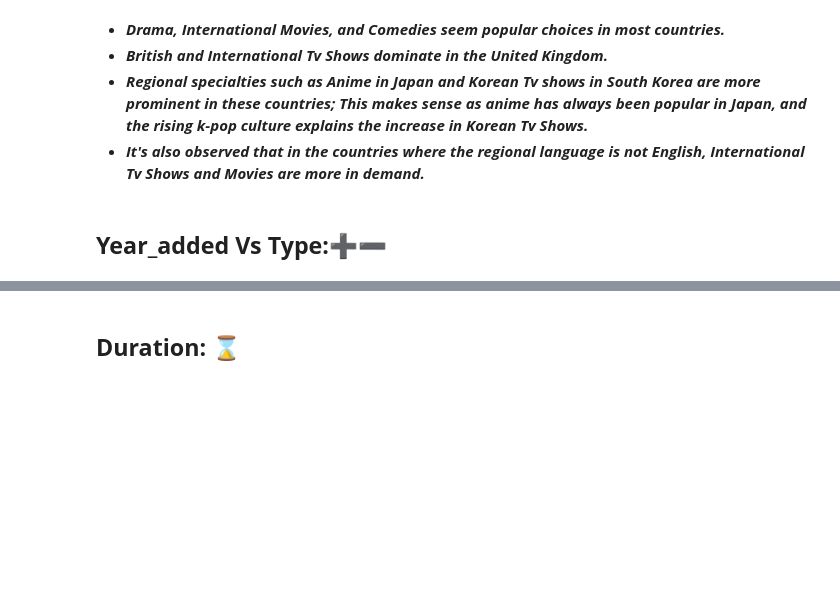
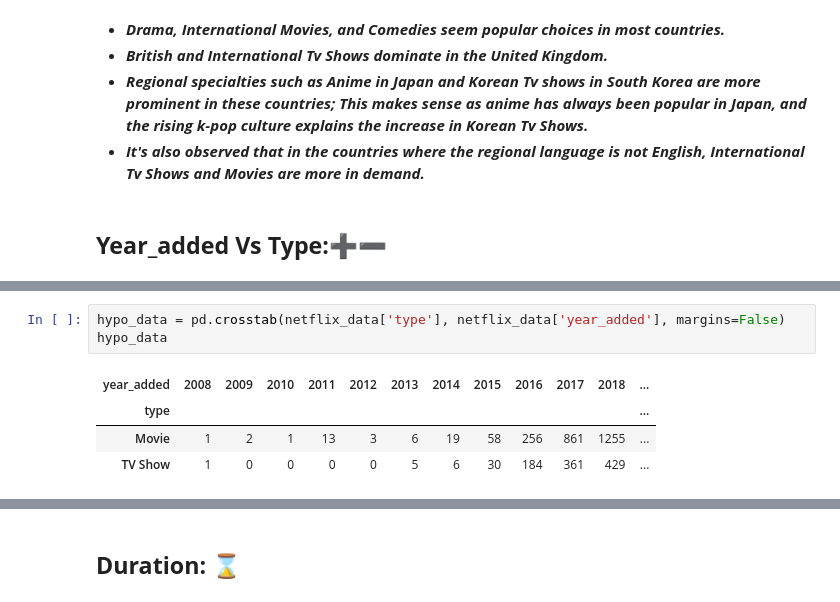
Before and after one commit to anishjohnson/NETFLIX-MOVIES-AND-TV-SHOWS-CLUSTERING, a Jupyter notebook: NETFLIX_MOVIES_AND_TV_SHOWS_CLUSTERING_Anish_Johnson.ipynb, the cells around one changed output, grey strips where cells are left out. Drawn from its saved outputs; the diff is of its cells as text; blank space fills up the shorter version.

```diff
--- a/NETFLIX_MOVIES_AND_TV_SHOWS_CLUSTERING_Anish_Johnson.ipynb
+++ b/NETFLIX_MOVIES_AND_TV_SHOWS_CLUSTERING_Anish_Johnson.ipynb
@@ -772,0 +779,8 @@ fig.show('png')
+# %%
+hypo_data = pd.crosstab(netflix_data['type'], netflix_data['year_added'], margins=False)
+hypo_data
+# %% [output]
+| year_added | 2008 | 2009 | 2010 | 2011 | 2012 | 2013 | 2014 | 2015 | 2016 | 2017 | 2018 | ... |
+| type |  |  |  |  |  |  |  |  |  |  |  | ... |
+| Movie | 1 | 2 | 1 | 13 | 3 | 6 | 19 | 58 | 256 | 861 | 1255 | ... |
+| TV Show | 1 | 0 | 0 | 0 | 0 | 5 | 6 | 30 | 184 | 361 | 429 | ... |
```
Also changed, not shown: parts of 30 cells of this notebook.
